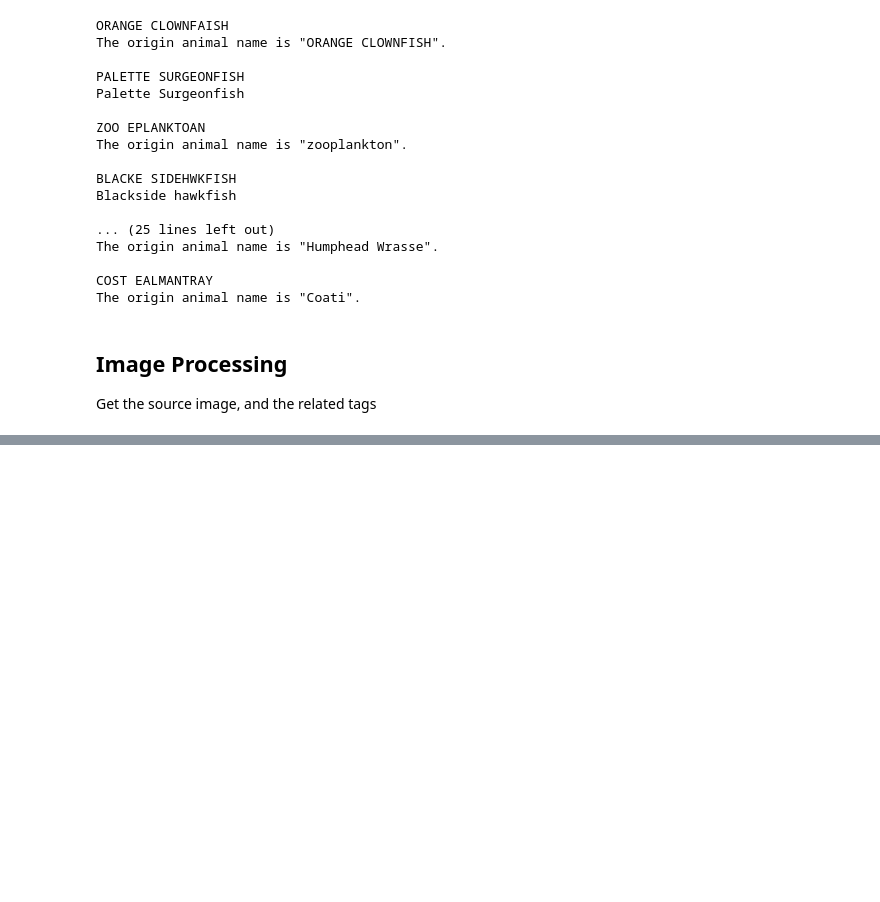
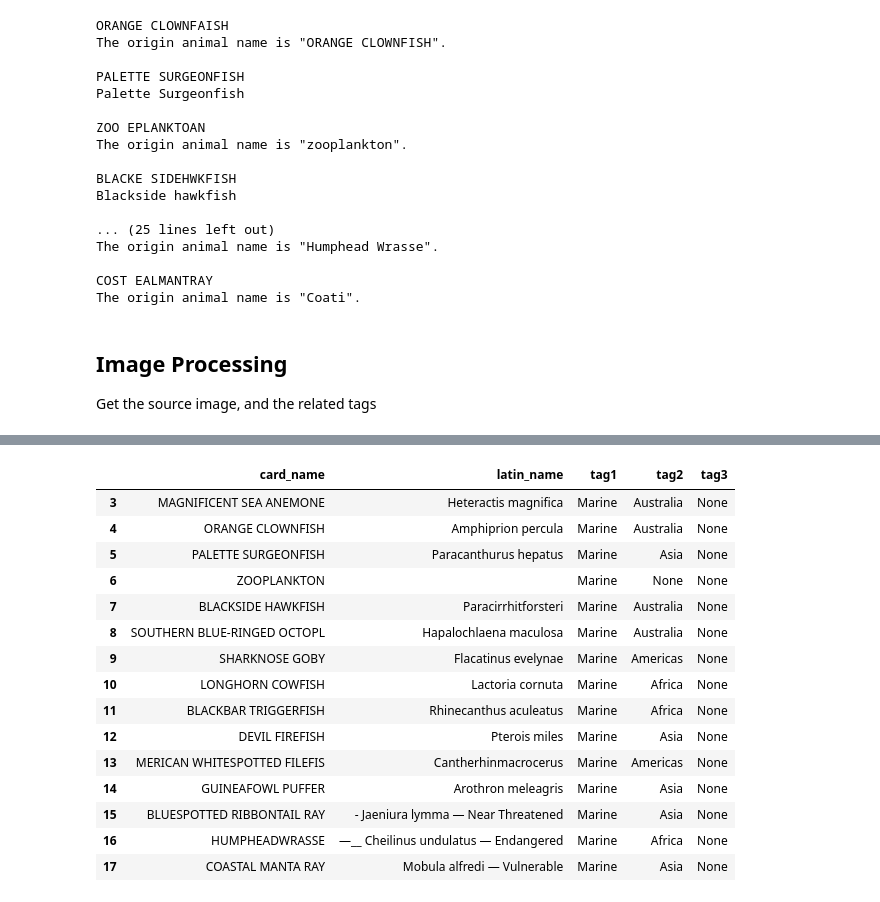
Before and after one commit to Ender-Wiggin2019/Ark_Nova_Pdf_Processing, a Jupyter notebook: pdf_processing.ipynb, the cells around one changed output, grey strips where cells are left out. Drawn from its saved outputs; the diff is of its cells as text; code cells hidden in the pictures; blank space fills up the shorter version.

```diff
--- a/pdf_processing.ipynb
+++ b/pdf_processing.ipynb
@@ -476,0 +443,89 @@ Height: 693
+# %%
+
+
+def tags_to_df(filename: str):
+    def rgb_to_hex(rgb_color):
+        return '#{:02x}{:02x}{:02x}'.format(*rgb_color)
+
+    def check_color(rgb_color):
+        # if color is close to the color in color_dict, add it to tag_list based on the key
+        for key in color_dict:
+            target_color = ImageColor.getcolor(color_dict[key], "RGB")
+            distance = sum((target - current)**2 for target, current in zip(target_color, rgb_color))**0.5
+            if distance < 20:  # threshold for color similarity
+                tag_list.append(key)
+
+    # 将PDF的第一页转换为图像
+    images = convert_from_path(filename)
+
+    data = []
+
+    for index in range(len(images)):
+        image = images[index]
+
+        # get the card name
+        # (50, 403), (449, 432)
+        name_box = (50, 403, 449, 432)
+        latin_box = (50, 431, 449, 458)
+
+        name_region = image.crop(name_box)
+        card_name = pytesseract.image_to_string(name_region)
+        card_name = re.sub('[^A-Z -]', '', card_name).strip()
+
+        latin_region = image.crop(latin_box)
+        latin_name = pytesseract.image_to_string(latin_region)
+        latin_name = re.sub('ee|es ', '', latin_name).strip()
+
+        tag_list = []
+
+        tag_position = [(278, 32), (360, 32), (443, 32)]
+
+        color_dict = {
+            'Africa': '#ffed00',
+            'Americas': '#f9b35d',
+            'Asia': '#bedec0',
+            'Australia': '#eb515b',
+            'Europe': '#83cee7',
+            'Bird': '#0097c1',
+            'Herbivore': '#156f53',
+            'Predator': '#a41a16',
+            'Primate': '#e6aa36',
+            'Reptile': '#443d75',
+            'Bear': '#fffffe',
+            # 'Petting Zoo Animal': '#fffffe',
+            'Marine': '#3d5795',
+        }
+
+        width, height = image.size
+
+        for pos in tag_position:
+            rgb_color = image.getpixel(pos)
+            check_color(rgb_color)
+
+        while len(tag_list) < 3:  # pad tag_list with None if it has less than 3 items
+            tag_list.append(None)
+
+        temp_data = [card_name, latin_name] + tag_list
+        data.append(temp_data)
+
+    df = pd.DataFrame(data, columns=['card_name', 'latin_name', 'tag1', 'tag2', 'tag3'], index=range(3, len(data) + 3))
+    return df
+
+tags_to_df('output.pdf')
+# %% [output]
+|  | card_name | latin_name | tag1 | tag2 | tag3 |
+| 3 | MAGNIFICENT SEA ANEMONE | Heteractis magnifica | Marine | Australia | None |
+| 4 | ORANGE CLOWNFISH | Amphiprion percula | Marine | Australia | None |
+| 5 | PALETTE SURGEONFISH | Paracanthurus hepatus | Marine | Asia | None |
+| 6 | ZOOPLANKTON |  | Marine | None | None |
+| 7 | BLACKSIDE HAWKFISH | Paracirrhitforsteri | Marine | Australia | None |
+| 8 | SOUTHERN BLUE-RINGED OCTOPL | Hapalochlaena maculosa | Marine | Australia | None |
+| 9 | SHARKNOSE GOBY | Flacatinus evelynae | Marine | Americas | None |
+| 10 | LONGHORN COWFISH | Lactoria cornuta | Marine | Africa | None |
+| 11 | BLACKBAR TRIGGERFISH | Rhinecanthus aculeatus | Marine | Africa | None |
+| 12 | DEVIL FIREFISH | Pterois miles | Marine | Asia | None |
+| 13 | MERICAN WHITESPOTTED FILEFIS | Cantherhinmacrocerus | Marine | Americas | None |
+| 14 | GUINEAFOWL PUFFER | Arothron meleagris | Marine | Asia | None |
+| 15 | BLUESPOTTED RIBBONTAIL RAY | - Jaeniura lymma — Near Threatened | Marine | Asia | None |
+| 16 | HUMPHEADWRASSE | —__ Cheilinus undulatus — Endangered | Marine | Africa | None |
+| 17 | COASTAL MANTA RAY | Mobula alfredi — Vulnerable | Marine | Asia | None |
```
Also changed, not shown: parts of 14 cells of this notebook, 1 other file.
